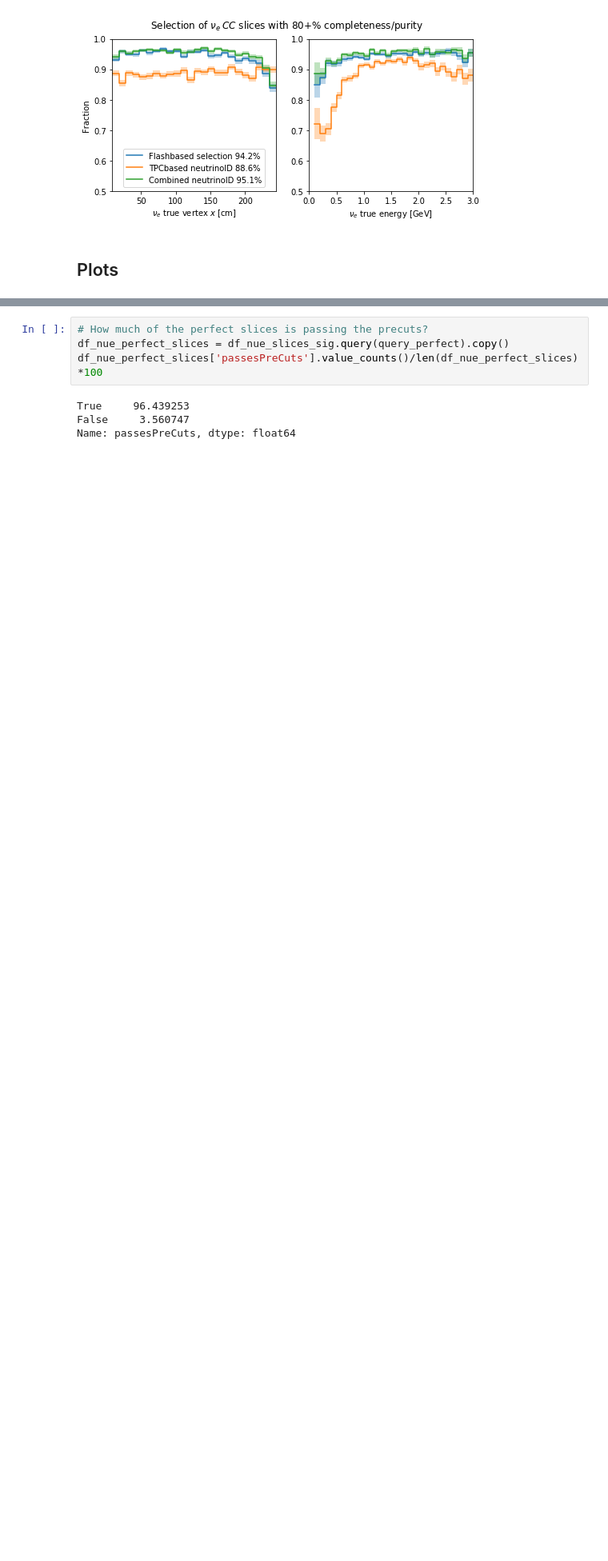
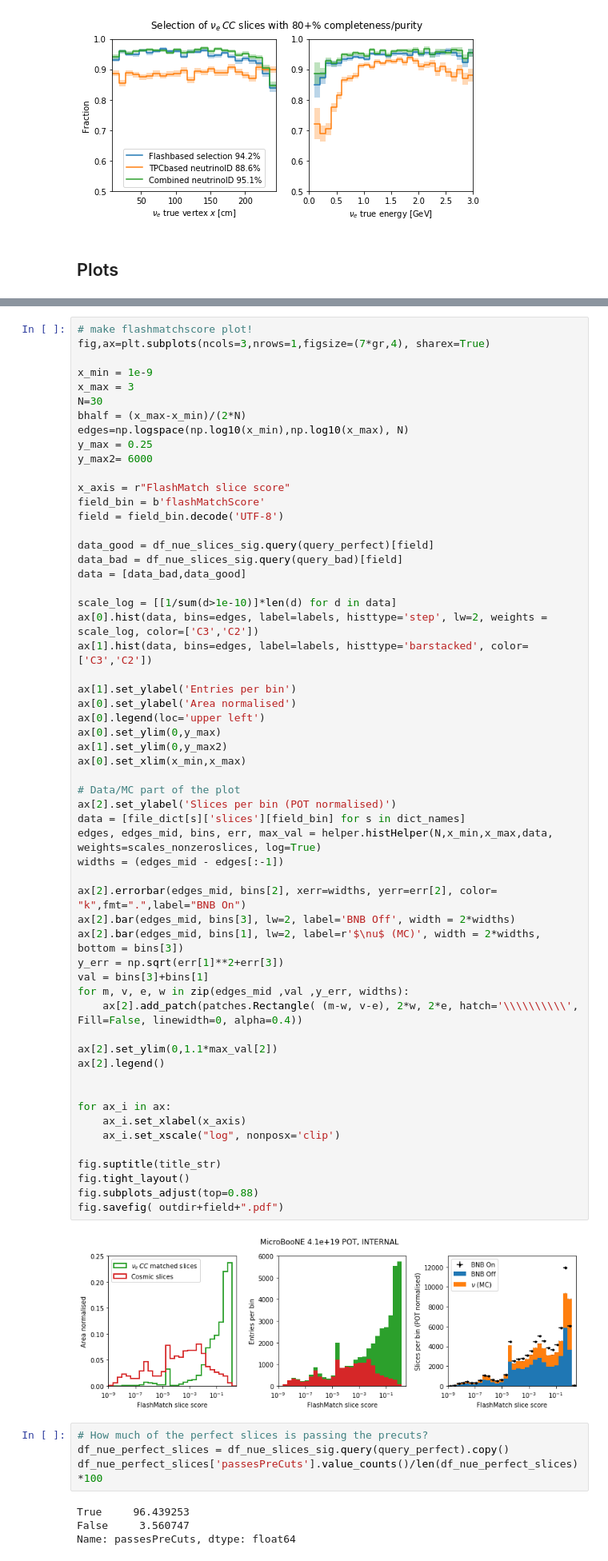
Before and after one commit to Wouter-VDP/MCC9_FlashID, a Jupyter notebook: Flash_ID_all.ipynb, the cells around one changed output, grey strips where cells are left out. Shown at 80% size. Drawn from its saved outputs; the diff is of its cells as text; blank space fills up the shorter version.

```diff
--- a/Flash_ID_all.ipynb
+++ b/Flash_ID_all.ipynb
@@ -949,3 +1013,62 @@ fig.savefig( outdir+field+".pdf")
+# %%
+# make flashmatchscore plot!
+fig,ax=plt.subplots(ncols=3,nrows=1,figsize=(7*gr,4), sharex=True)
+
+x_min = 1e-9
+x_max = 3
+N=30
+bhalf = (x_max-x_min)/(2*N)
+edges=np.logspace(np.log10(x_min),np.log10(x_max), N)
+y_max = 0.25
+y_max2= 6000
+
+x_axis = r"FlashMatch slice score"
+field_bin = b'flashMatchScore'
+field = field_bin.decode('UTF-8')
+
+data_good = df_nue_slices_sig.query(query_perfect)[field]
+data_bad = df_nue_slices_sig.query(query_bad)[field]
+data = [data_bad,data_good]
+
+scale_log = [[1/sum(d>1e-10)]*len(d) for d in data]
+ax[0].hist(data, bins=edges, label=labels, histtype='step', lw=2, weights = scale_log, color=['C3','C2'])
+ax[1].hist(data, bins=edges, label=labels, histtype='barstacked', color=['C3','C2'])
+
+ax[1].set_ylabel('Entries per bin')
+ax[0].set_ylabel('Area normalised')
+ax[0].legend(loc='upper left')
+ax[0].set_ylim(0,y_max)
+ax[1].set_ylim(0,y_max2)
+ax[0].set_xlim(x_min,x_max)
+
+# Data/MC part of the plot
+ax[2].set_ylabel('Slices per bin (POT normalised)')
+data = [file_dict[s]['slices'][field_bin] for s in dict_names]
+edges, edges_mid, bins, err, max_val = helper.histHelper(N,x_min,x_max,data, weights=scales_nonzeroslices, log=True)
+widths = (edges_mid - edges[:-1])
+
+ax[2].errorbar(edges_mid, bins[2], xerr=widths, yerr=err[2], color= "k",fmt=".",label="BNB On")
+ax[2].bar(edges_mid, bins[3], lw=2, label='BNB Off', width = 2*widths)
+ax[2].bar(edges_mid, bins[1], lw=2, label=r'$\nu$ (MC)', width = 2*widths, bottom = bins[3])
+y_err = np.sqrt(err[1]**2+err[3])
+val = bins[3]+bins[1]
+for m, v, e, w in zip(edges_mid ,val ,y_err, widths):
+    ax[2].add_patch(patches.Rectangle( (m-w, v-e), 2*w, 2*e, hatch='\\\\\\\\\\', Fill=False, linewidth=0, alpha=0.4))
+
+ax[2].set_ylim(0,1.1*max_val[2])
+ax[2].legend()
+
+
+for ax_i in ax:
+    ax_i.set_xlabel(x_axis)
+    ax_i.set_xscale("log", nonposx='clip')
+
+fig.suptitle(title_str)
+fig.tight_layout()
+fig.subplots_adjust(top=0.88)
+fig.savefig( outdir+field+".pdf")
+# %% [output]
+[figure, added]
 # %%
 # How much of the perfect slices is passing the precuts?
 df_nue_perfect_slices = df_nue_slices_sig.query(query_perfect).copy()
```
Also changed, not shown: parts of 14 cells of this notebook, 25 other files.
